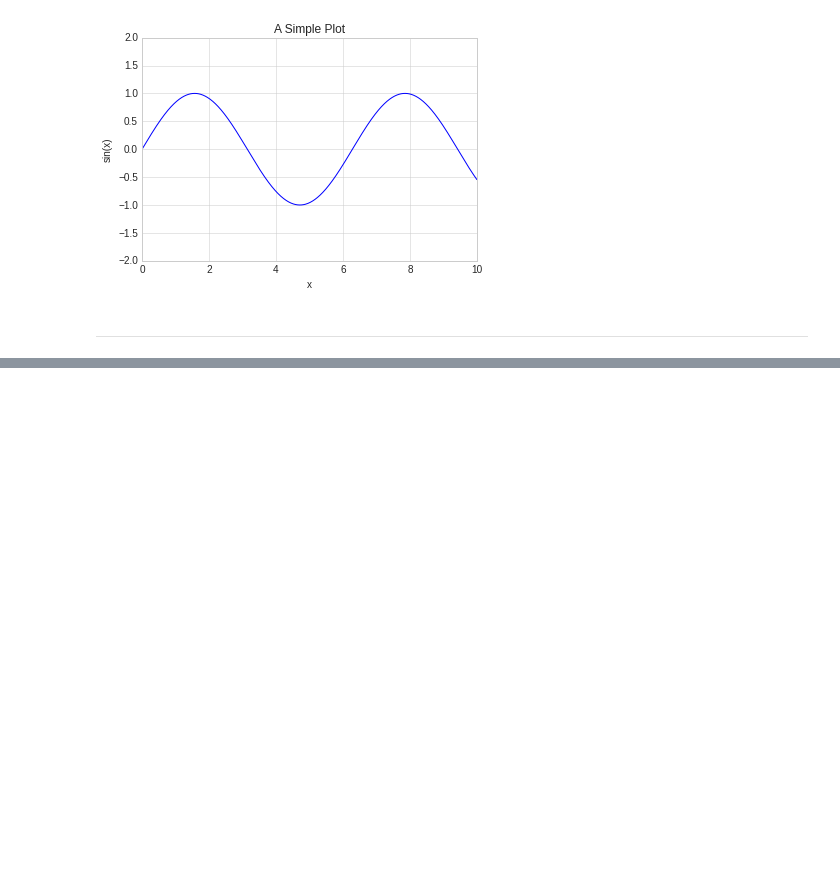
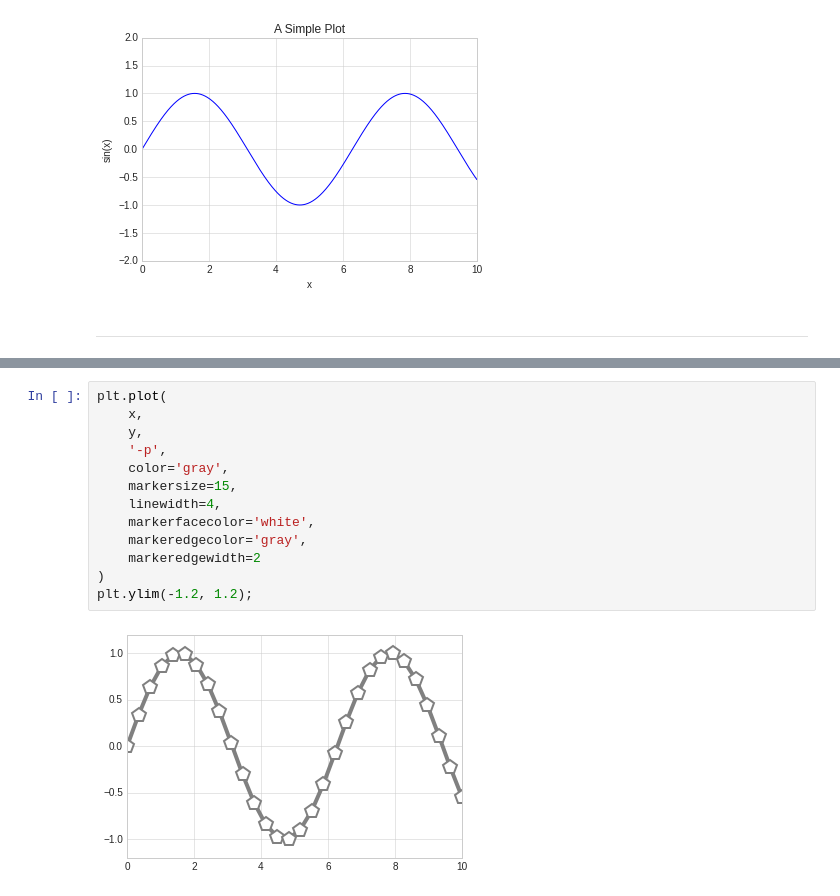
Before and after one commit to deep0892/ml_modeling, a Jupyter notebook: Matplotlib/Visualization_with_Matplotlib.ipynb, the cells around one changed output, grey strips where cells are left out. Drawn from its saved outputs; the diff is of its cells as text; blank space fills up the shorter version.

```diff
--- a/Matplotlib/Visualization_with_Matplotlib.ipynb
+++ b/Matplotlib/Visualization_with_Matplotlib.ipynb
@@ -256,0 +287,15 @@ ax.set(
+# %%
+plt.plot(
+    x,
+    y,
+    '-p',
+    color='gray',
+    markersize=15,
+    linewidth=4,
+    markerfacecolor='white',
+    markeredgecolor='gray',
+    markeredgewidth=2
+)
+plt.ylim(-1.2, 1.2);
+# %% [output]
+[figure, added]
```
Also changed, not shown: parts of 12 cells of this notebook.
